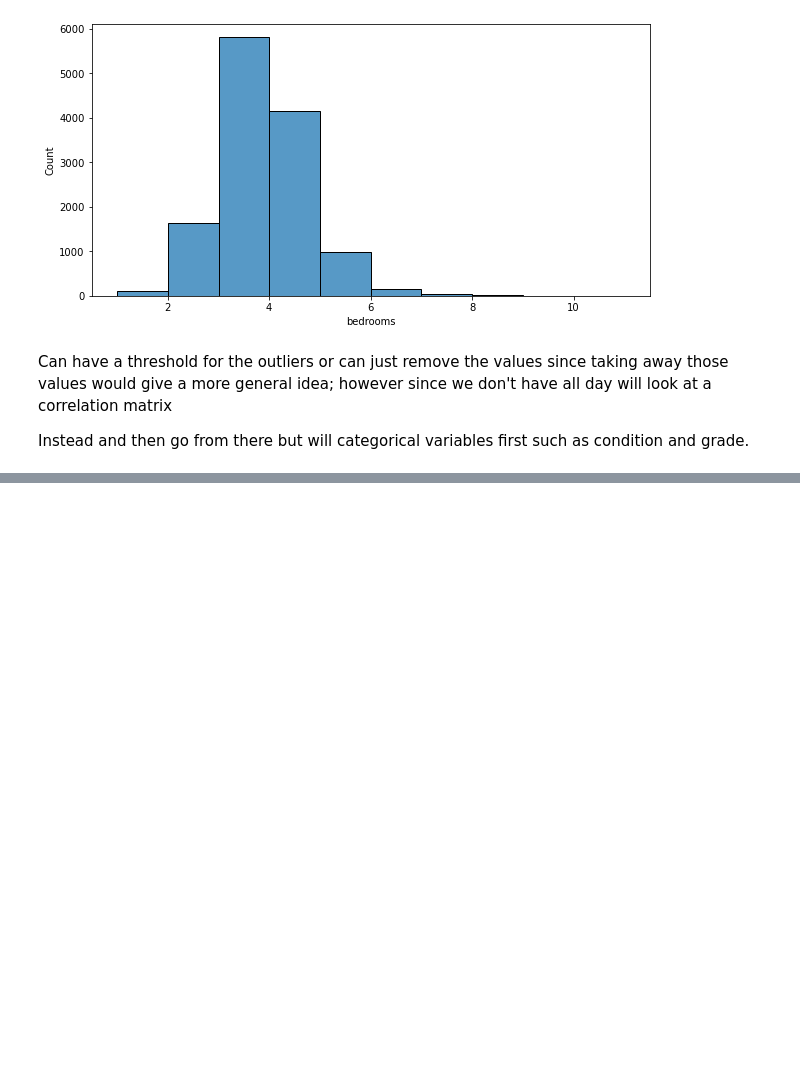
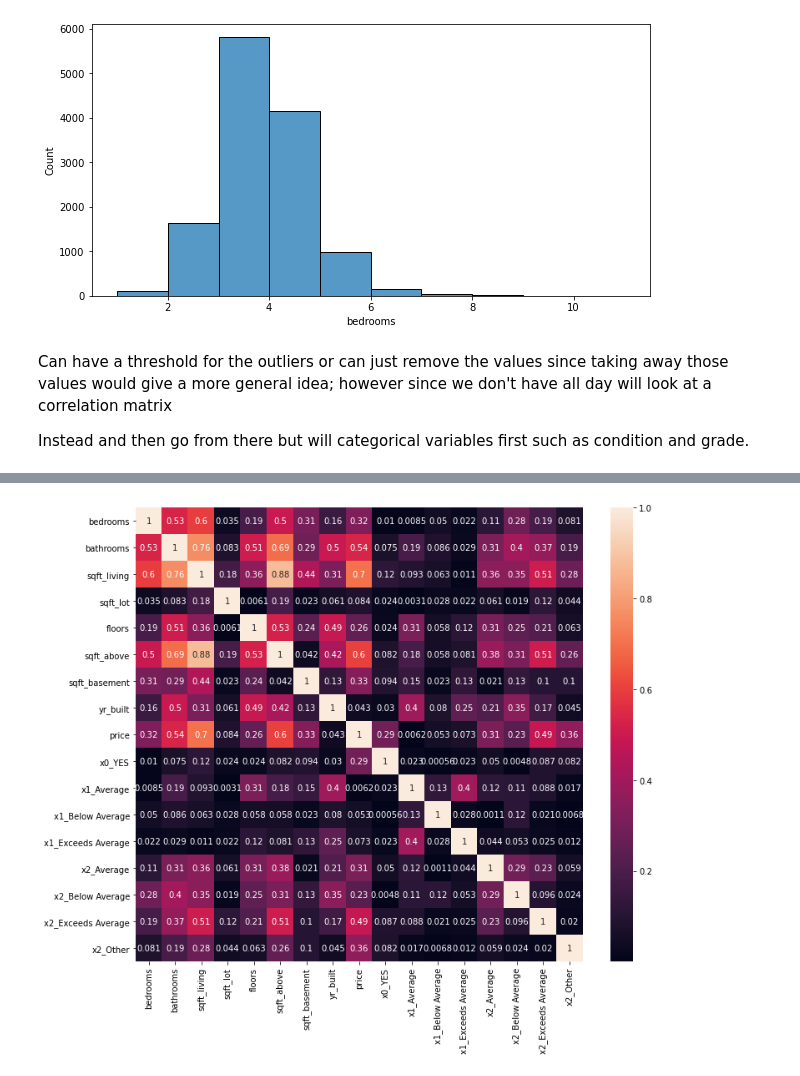
Before and after one commit to btbruno20/Analyzing-King-County-Housing, a Jupyter notebook: kingCounty_housing_regression.ipynb, the cells around one changed output, grey strips where cells are left out. Drawn from its saved outputs; the diff is of its cells as text; code cells hidden in the pictures; blank space fills up the shorter version.

```diff
--- a/kingCounty_housing_regression.ipynb
+++ b/kingCounty_housing_regression.ipynb
@@ -302,0 +507,6 @@ Instead and then go from there but will categorical variables first such as cond
+# %%
+plt.figure(figsize=(12,10))
+sns.heatmap(train_kch.corr().abs(), annot=True)
+plt.show()
+# %% [output]
+[figure, added]
```
Also changed, not shown: parts of 33 cells of this notebook.
